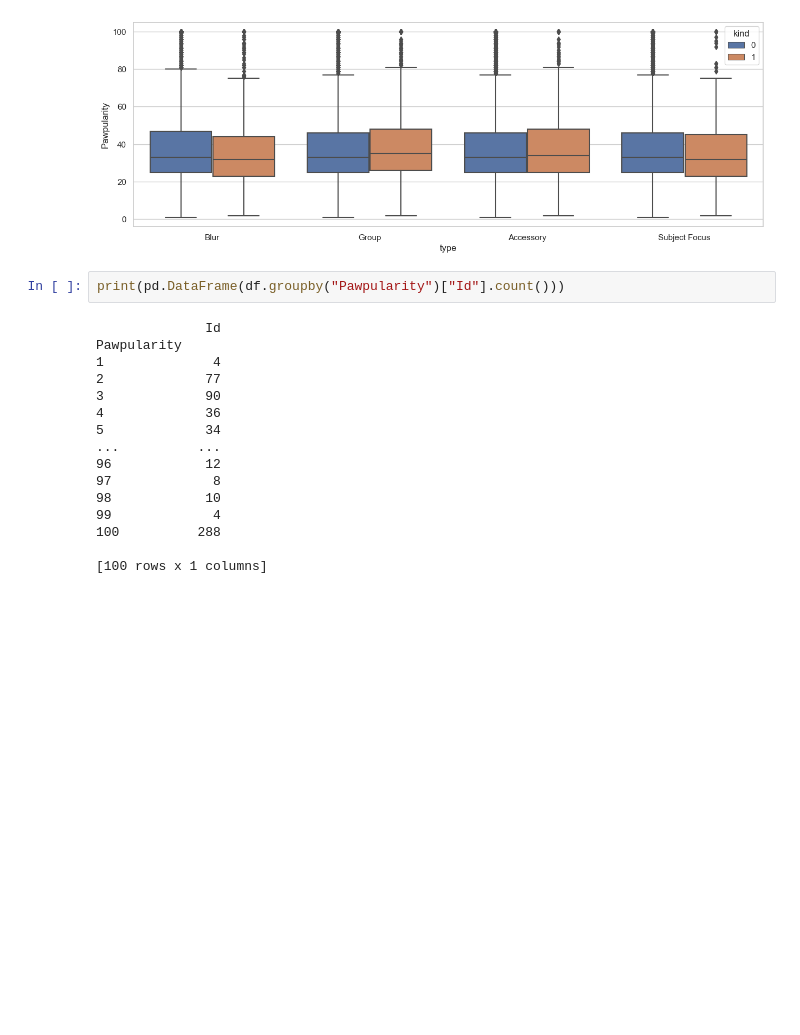
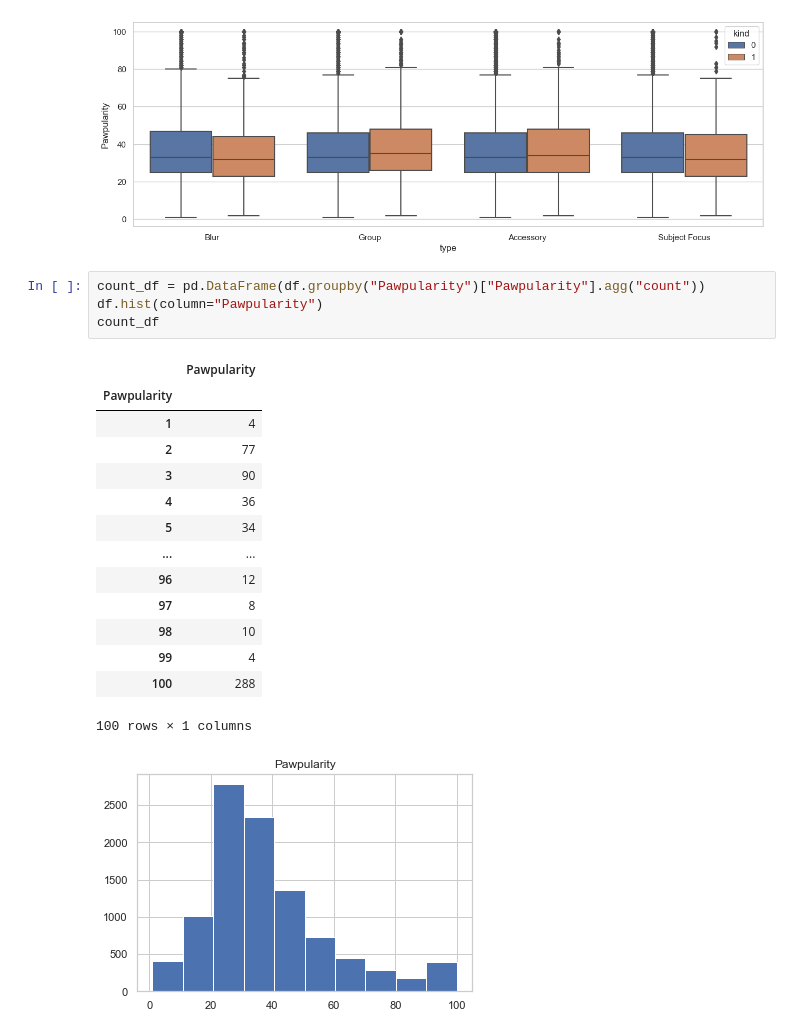
Before and after one commit to luyueti111/paper, a Jupyter notebook: data_explore.ipynb, the cells around one changed output. Saved outputs shown, nothing was run; the diff lists cells and outputs as text; blank space fills up the shorter version.

```diff
--- a/data_explore.ipynb
+++ b/data_explore.ipynb
@@ -49,20 +48,22 @@ sns.boxplot(x="type", y="Pawpularity",data=bind_df,hue="kind")
 <AxesSubplot:xlabel='type', ylabel='Pawpularity'>
 [figure]
 # %%
-print(pd.DataFrame(df.groupby("Pawpularity")["Id"].count()))
+count_df = pd.DataFrame(df.groupby("Pawpularity")["Pawpularity"].agg("count"))
+df.hist(column="Pawpularity")
+count_df
 # %% [output]
+|  | Pawpularity |
+| Pawpularity |  |
+| 1 | 4 |
+| 2 | 77 |
+| 3 | 90 |
+| 4 | 36 |
+| 5 | 34 |
+| ... | ... |
+| 96 | 12 |
+| 97 | 8 |
+| 98 | 10 |
+| 99 | 4 |
+| 100 | 288 |
-              Id
-Pawpularity
-1              4
-2             77
-3             90
-4             36
-5             34
-...          ...
-96            12
-97             8
-98            10
-99             4
-100          288
-
-[100 rows x 1 columns]
+100 rows × 1 columns
+[figure, added]
```
Also changed, not shown: parts of 3 cells of this notebook, 2 other files.
